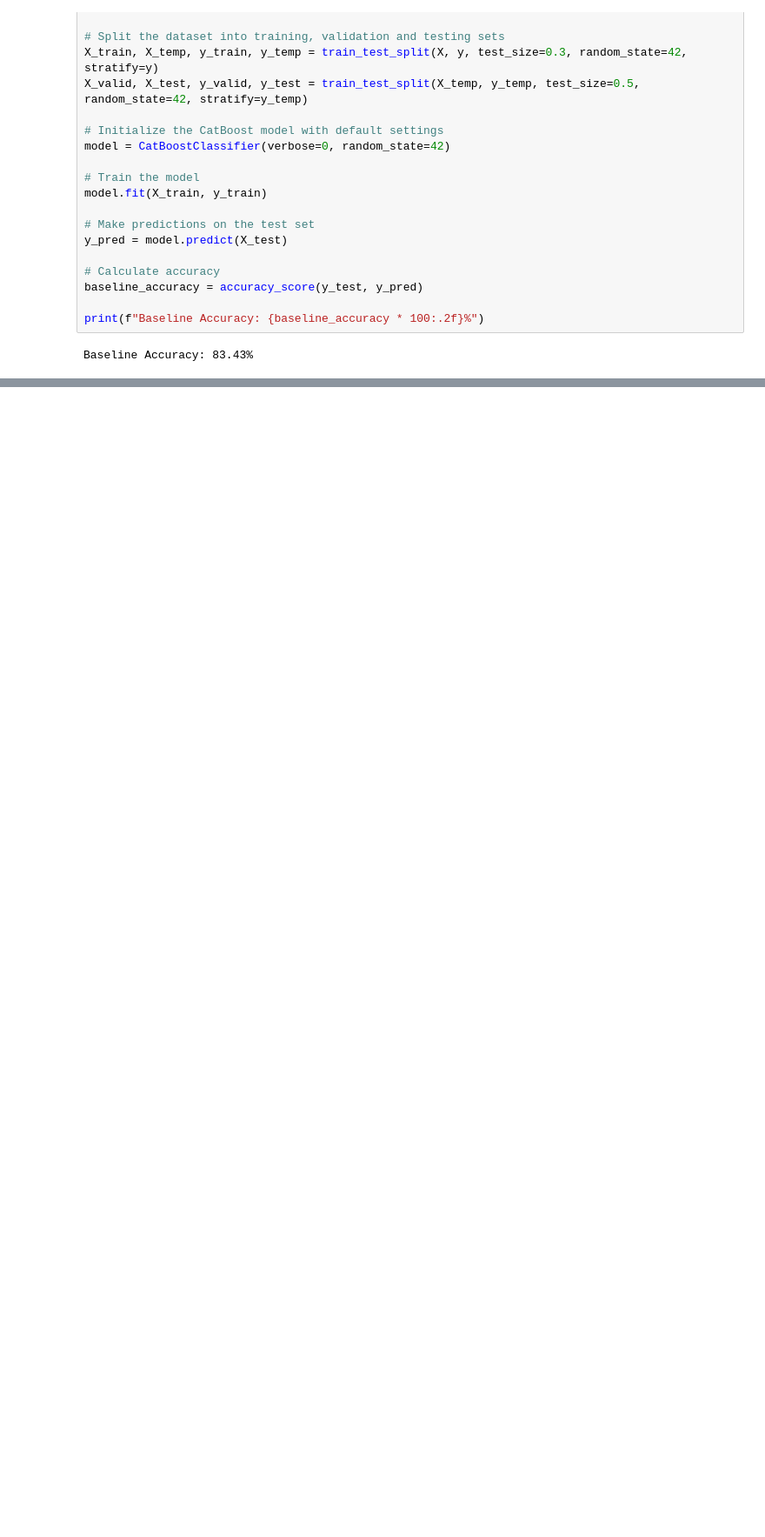
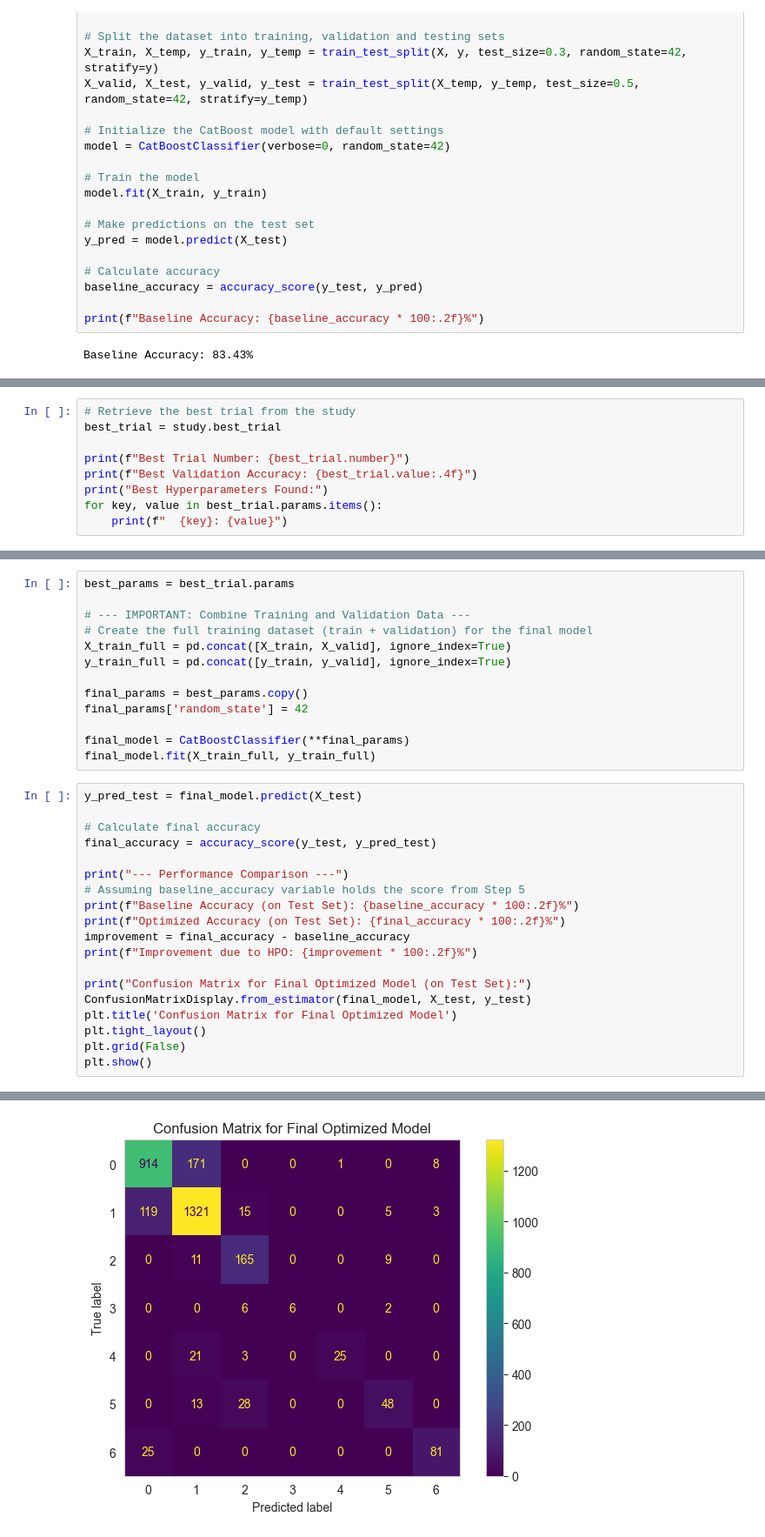
Before and after one commit to Spontaniczny/Stochastic-methods-in-machine-learning, a Jupyter notebook: lab5/lab5.ipynb, the cells around one changed output, grey strips where cells are left out. Shown at 87% size. Drawn from its saved outputs; the diff is of its cells as text; blank space fills up the shorter version.

```diff
--- a/lab5/lab5.ipynb
+++ b/lab5/lab5.ipynb
@@ -127,0 +212,9 @@ study.optimize(objective, n_trials=20)  # Run 20 trials
+# %%
+# Retrieve the best trial from the study
+best_trial = study.best_trial
+
+print(f"Best Trial Number: {best_trial.number}")
+print(f"Best Validation Accuracy: {best_trial.value:.4f}")
+print("Best Hyperparameters Found:")
+for key, value in best_trial.params.items():
+    print(f"  {key}: {value}")
@@ -127,0 +232,33 @@ study.optimize(objective, n_trials=20)  # Run 20 trials
+# %%
+best_params = best_trial.params
+
+# --- IMPORTANT: Combine Training and Validation Data ---
+# Create the full training dataset (train + validation) for the final model
+X_train_full = pd.concat([X_train, X_valid], ignore_index=True)
+y_train_full = pd.concat([y_train, y_valid], ignore_index=True)
+
+final_params = best_params.copy()
+final_params['random_state'] = 42
+
+final_model = CatBoostClassifier(**final_params)
+final_model.fit(X_train_full, y_train_full)
+# %%
+y_pred_test = final_model.predict(X_test)
+
+# Calculate final accuracy
+final_accuracy = accuracy_score(y_test, y_pred_test)
+
+print("--- Performance Comparison ---")
+# Assuming baseline_accuracy variable holds the score from Step 5
+print(f"Baseline Accuracy (on Test Set): {baseline_accuracy * 100:.2f}%")
+print(f"Optimized Accuracy (on Test Set): {final_accuracy * 100:.2f}%")
+improvement = final_accuracy - baseline_accuracy
+print(f"Improvement due to HPO: {improvement * 100:.2f}%")
+
+print("Confusion Matrix for Final Optimized Model (on Test Set):")
+ConfusionMatrixDisplay.from_estimator(final_model, X_test, y_test)
+plt.title('Confusion Matrix for Final Optimized Model')
+plt.tight_layout()
+plt.grid(False)
+plt.show()
+# %% [output]
@@ -127,0 +270 @@ study.optimize(objective, n_trials=20)  # Run 20 trials
+[figure, added]
```
Also changed, not shown: parts of 12 cells of this notebook.
